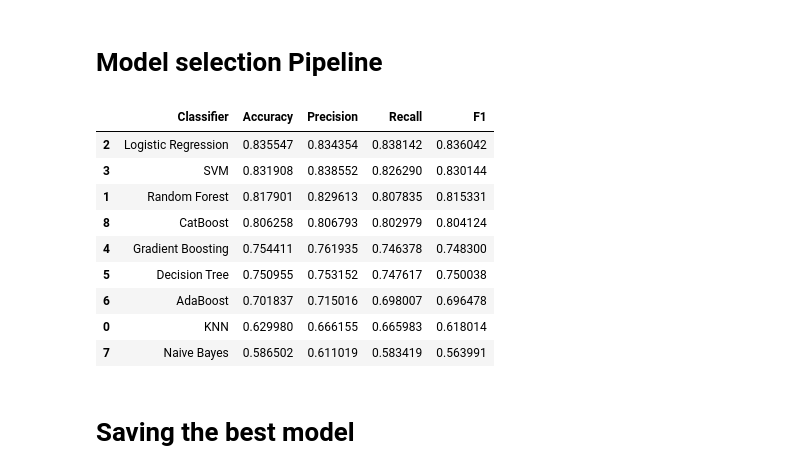
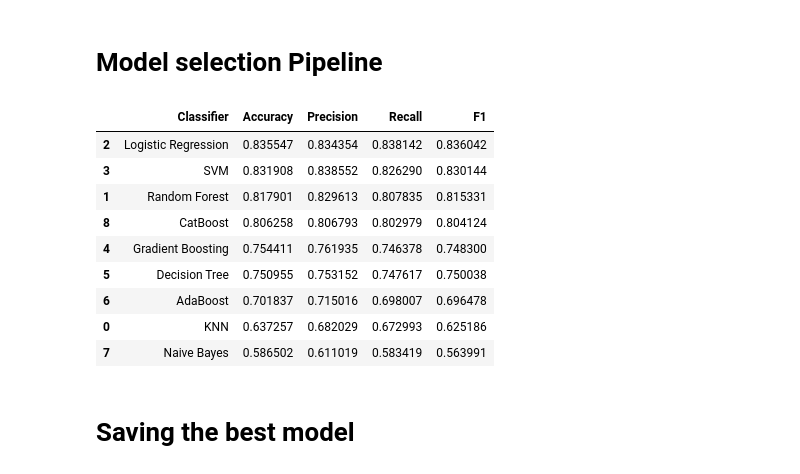
Before and after one commit to BrandonWelsh/Project-3, a Jupyter notebook: SentimentModelNEW.ipynb, the cells around one changed output. Saved outputs shown, nothing was run; the diff lists cells and outputs as text; code cells hidden in the pictures.

Commit message:
refined KNN_neighbors

```diff
--- a/SentimentModelNEW.ipynb
+++ b/SentimentModelNEW.ipynb
@@ -204,7 +202,7 @@ AttributeError: 'NoneType' object has no attribute 'split'
 # %%
 # From Ray and Omar's Group Project 2
 classifiers = [
-    ('KNN', KNeighborsClassifier(n_neighbors=8)),
+    ('KNN', KNeighborsClassifier(n_neighbors=7)),
     ('Random Forest', RandomForestClassifier(n_estimators=100, random_state=42)),
     ('Logistic Regression', LogisticRegression(max_iter=1000, random_state=42)),
     ('SVM', SVC(random_state=42)),
@@ -225,34 +223,34 @@ for name, classifier in classifiers:
 
     # Predict the response for the processed test dataset
     y_pred = classifier.predict(X_test_dense)
 
     # Compute metrics
     accuracy = accuracy_score(y_test, y_pred)
     precision = precision_score(y_test, y_pred, average='macro', zero_division=0)
     recall = recall_score(y_test, y_pred, average='macro', zero_division=0)
     f1 = f1_score(y_test, y_pred, average='macro', zero_division=0)
 
     # Append the results
     results.append((name, accuracy, precision, recall, f1))
 
 # Convert results to a DataFrame
 results_df = pd.DataFrame(results, columns=['Classifier', 'Accuracy', 'Precision', 'Recall', 'F1'])
 
 # Sort the DataFrame by Accuracy score in descending order
 results_df_sorted = results_df.sort_values(by='Accuracy', ascending=False)
 
 # Display the sorted DataFrame
 results_df_sorted
 # %% [output]
 |  | Classifier | Accuracy | Precision | Recall | F1 |
 | 2 | Logistic Regression | 0.835547 | 0.834354 | 0.838142 | 0.836042 |
 | 3 | SVM | 0.831908 | 0.838552 | 0.826290 | 0.830144 |
 | 1 | Random Forest | 0.817901 | 0.829613 | 0.807835 | 0.815331 |
 | 8 | CatBoost | 0.806258 | 0.806793 | 0.802979 | 0.804124 |
 | 4 | Gradient Boosting | 0.754411 | 0.761935 | 0.746378 | 0.748300 |
 | 5 | Decision Tree | 0.750955 | 0.753152 | 0.747617 | 0.750038 |
 | 6 | AdaBoost | 0.701837 | 0.715016 | 0.698007 | 0.696478 |
-| 0 | KNN | 0.629980 | 0.666155 | 0.665983 | 0.618014 |
+| 0 | KNN | 0.637257 | 0.682029 | 0.672993 | 0.625186 |
 | 7 | Naive Bayes | 0.586502 | 0.611019 | 0.583419 | 0.563991 |
 # %% [markdown]
 # Saving the best model
```
Also changed, not shown: parts of 2 cells of this notebook, 3 other files.
